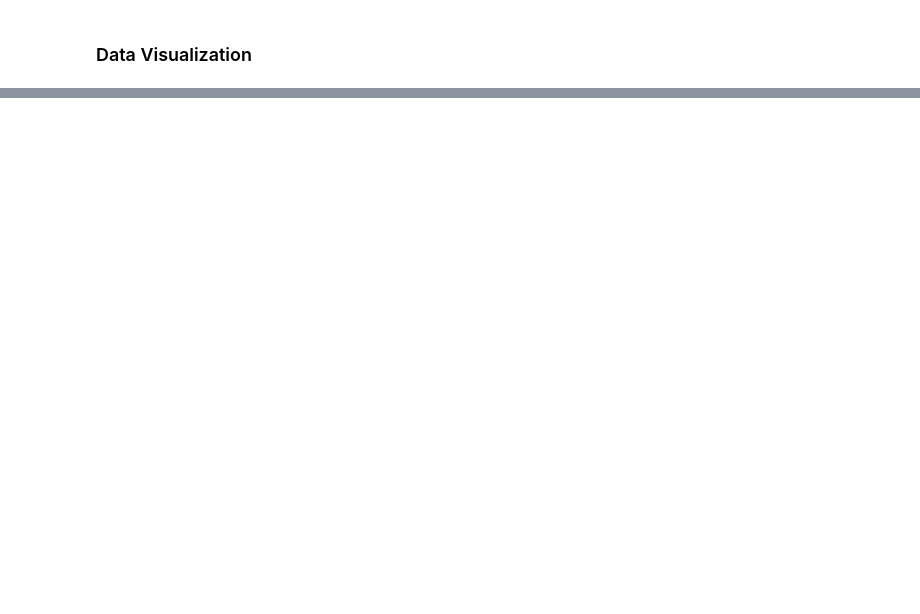
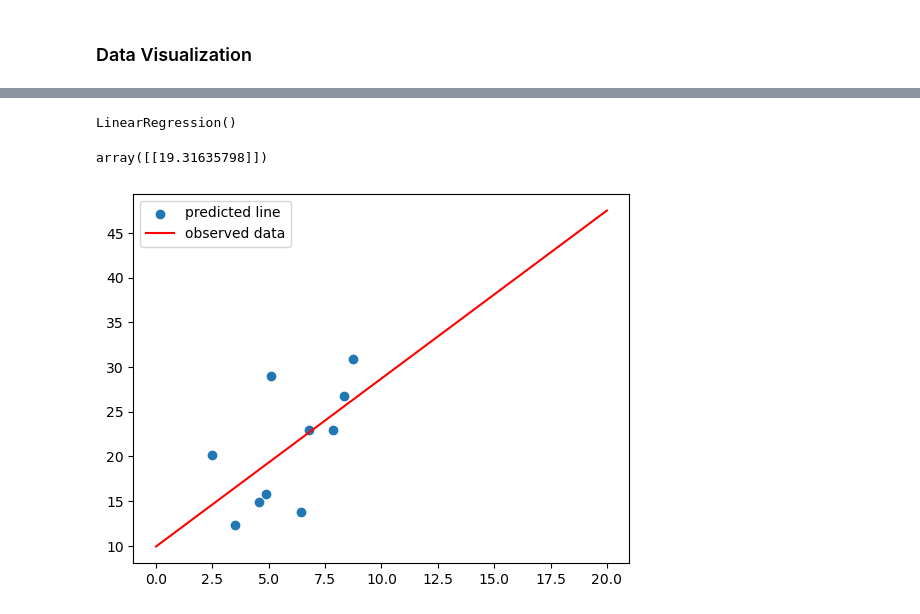
Before and after one commit to joannefeeney/programming-data, a Jupyter notebook: Correlation&Regression.ipynb, the cells around one changed output, grey strips where cells are left out. Drawn from its saved outputs; the diff is of its cells as text; code cells hidden in the pictures; blank space fills up the shorter version.

```diff
--- a/Correlation&Regression.ipynb
+++ b/Correlation&Regression.ipynb
@@ -24,0 +65,3 @@ plt.show
+# %%
+x = x.reshape(-1,1)
+y = y.reshape(-1,1)
@@ -24,0 +81,22 @@ plt.show
+# %%
+lr = LinearRegression()
+lr.fit(x,y)
+# %% [output]
+LinearRegression()
+# %%
+pred = lr.predict([[5]])
+pred
+# %% [output]
+array([[19.31635798]])
+# %%
+x_test = np.linspace(0,20)
+x_testShaped = x_test.reshape(-1,1)
+# %%
+y_testPred = lr.predict(x_testShaped)
+# %%
+plt.scatter(x,y)
+plt.plot(x_test, y_testPred, 'r')
+plt.legend(["predicted line", "observed data"])
+plt.show()
+# %% [output]
+[figure, added]
```
Also changed, not shown: parts of 19 cells of this notebook, 1 other file.
